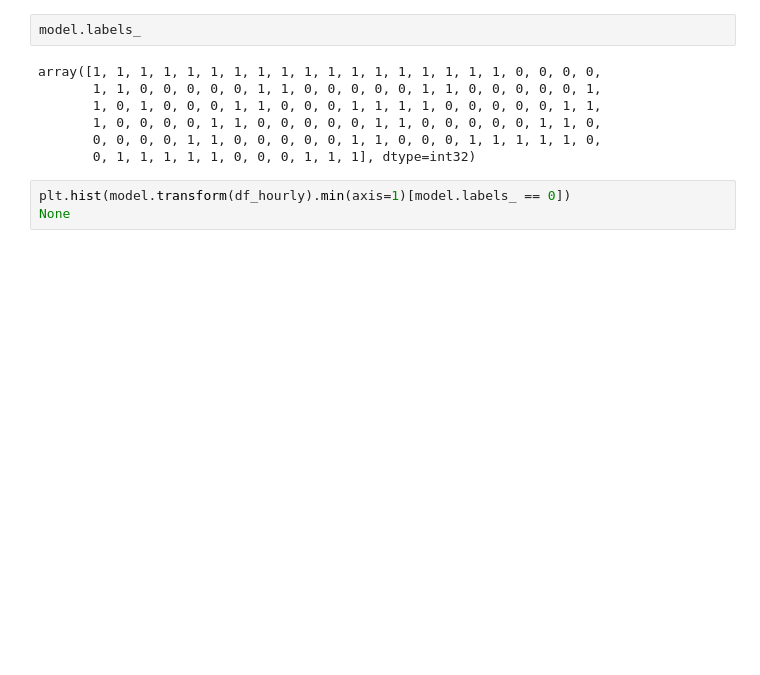
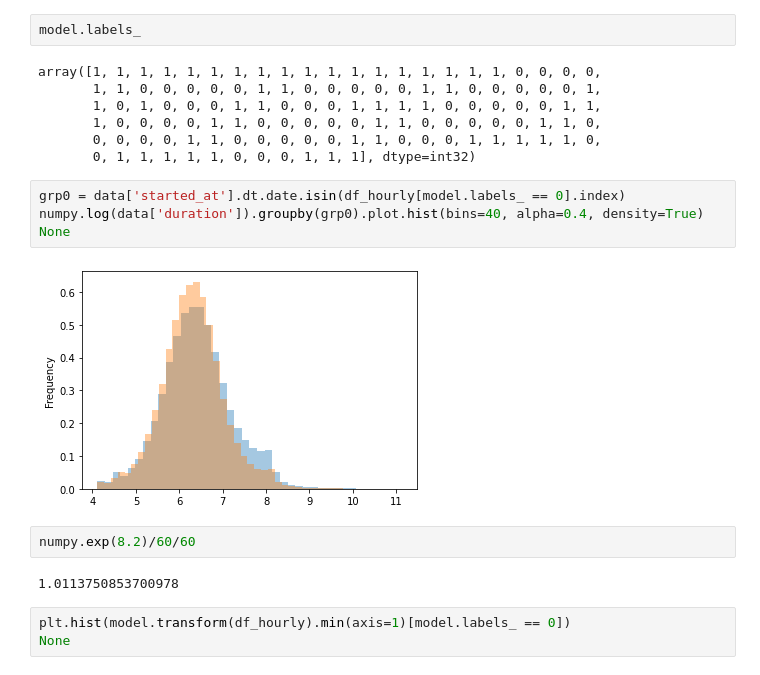
Before and after one commit to dhesse/IN-STK5000-Autumn-2022, a Jupyter notebook: nbhome/10 Outliers.ipynb, the cells around one changed output. Cells and saved outputs as stored; diff of their text form; blank space fills up the shorter version.

```diff
--- a/nbhome/10 Outliers.ipynb
+++ b/nbhome/10 Outliers.ipynb
@@ -234,6 +234,16 @@ array([1, 1, 1, 1, 1, 1, 1, 1, 1, 1, 1, 1, 1, 1, 1, 1, 1, 1, 0, 0, 0, 0,
        1, 0, 0, 0, 0, 1, 1, 0, 0, 0, 0, 0, 1, 1, 0, 0, 0, 0, 0, 1, 1, 0,
        0, 0, 0, 0, 1, 1, 0, 0, 0, 0, 0, 1, 1, 0, 0, 0, 1, 1, 1, 1, 1, 0,
        0, 1, 1, 1, 1, 1, 0, 0, 0, 1, 1, 1], dtype=int32)
+# %%
+grp0 = data['started_at'].dt.date.isin(df_hourly[model.labels_ == 0].index)
+numpy.log(data['duration']).groupby(grp0).plot.hist(bins=40, alpha=0.4, density=True)
+None
+# %% [output]
+[figure, added]
+# %%
+numpy.exp(8.2)/60/60
+# %% [output]
+1.0113750853700978
 # %%
 plt.hist(model.transform(df_hourly).min(axis=1)[model.labels_ == 0])
 None
```
Also changed, not shown: parts of 5 cells of this notebook, 1 other file.
